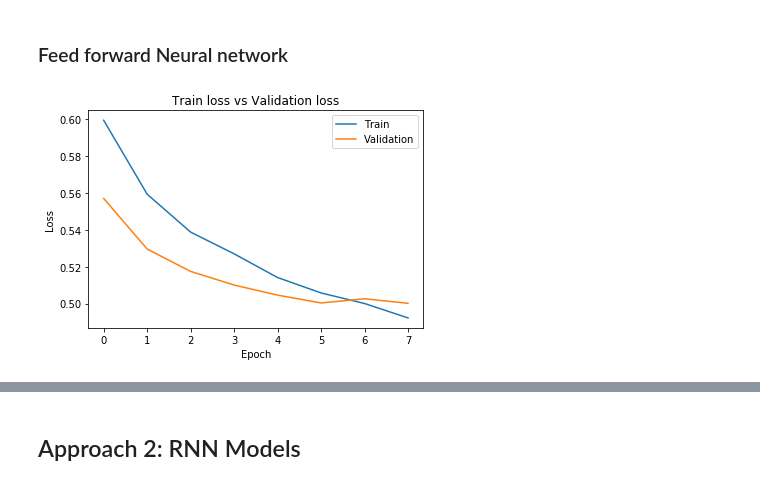
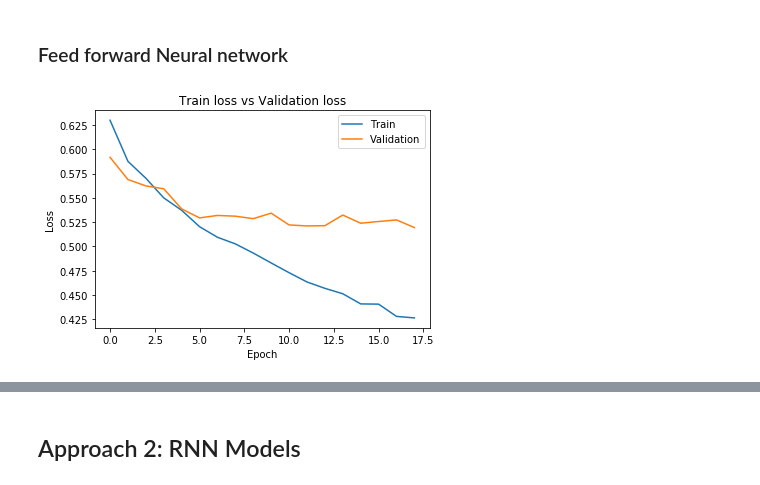
Before and after one commit to khantilchoksi/Quora-Question-Pair, a Jupyter notebook: Quora Question Pairs.ipynb, the cells around one changed output, grey strips where cells are left out. Cells and saved outputs as stored; diff of their text form; code cells hidden in the pictures.

```diff
--- a/Quora Question Pairs.ipynb
+++ b/Quora Question Pairs.ipynb
@@ -433,8 +434,8 @@ def get_Sentence_Vector(words):
     count=len(words)
     return total/count
 
-X1=df['q1'].apply(lambda x: get_Sentence_Vector(x))
-X2=df['q2'].apply(lambda x: get_Sentence_Vector(x))
+X1=df[q1].apply(lambda x: get_Sentence_Vector(x))
+X2=df[q2].apply(lambda x: get_Sentence_Vector(x))
 
 new1=pd.DataFrame(X1.values.tolist(), index=X1.index)
 new2=pd.DataFrame(X2.values.tolist(), index=X1.index)
@@ -457,7 +458,7 @@ The new dataframe has 900 columns. 300 from the average embedding of question 1
 # %% [markdown]
 ### Splitting the data into train, test and validation datasets.<br>
 # %%
-X_train, X_test, Y_train, Y_test = train_test_split( new, df[pred_column], test_size=0.06, stratify=df[pred_column])
+X_train, X_test, Y_train, Y_test = train_test_split( new, df[is_duplicate], test_size=0.06, stratify=df[is_duplicate])
 X_train, X_val, Y_train, Y_val = train_test_split( X_train, Y_train, test_size=0.06, stratify=Y_train)
 
 print("Train dataset size: ",X_train.shape[0])
@@ -470,11 +471,13 @@ Test dataset size:  7278
 # %% [markdown]
 ### Logistic Regression
 # %%
-parameters = [{'C': [0.5]}]
+parameters = [{"penalty":["l1","l2"],'C': [0,3,0.5,0.6]}]
 
-clf = LogisticRegression(penalty="l2")
+clf = LogisticRegression()
 clf = GridSearch(model = clf)
 clf.fit(X_train, Y_train, parameters, X_val, Y_val)
+
+print(clf)
 
 pred=clf.predict(X_test)
 scores = clf.predict_proba(X_test)[:,1]
@@ -485,7 +488,7 @@ val_acc=clf.score(X_val, Y_val)
 
 fpr, tpr, thresholds = roc_curve(Y_test, scores, pos_label=1)
 
-name="Logistic"
+name="Logistic Regression"
 results.append((fpr, tpr,name))
 metrics.loc[name] = np.array([test_acc,train_acc,val_acc])
 # %% [output]
@@ -512,7 +521,7 @@ metrics.loc[name] = np.array([test_acc,train_acc,val_acc])
 # %% [markdown]
 ### Random Forest
 # %%
-parameters = {'max_depth':[5], 'n_estimators':[20]}
+parameters = {'max_depth':[4,5,6], 'n_estimators':[15,20,25]}
 clf = RandomForestClassifier()
 clf = GridSearch(model = clf)
 clf.fit(X_train, Y_train, parameters, X_val, Y_val)
@@ -536,24 +560,17 @@ Comparing 1 parameter setting(s) using 4 CPU thread(s) ( 1 job(s) per thread ).
 # %%
-EPOCHS=8
+EPOCHS=18
 BATCH_SIZE=128
-def feed_forward_model():
-    model = Sequential()
-    model.add(Dense(60, activation="relu", kernel_initializer="uniform", input_dim=900))
-    model.add(Dropout(0.55))
-    #model.add(Dense(60, activation="relu", kernel_initializer="uniform"))
-    #model.add(Dropout(0.4))
-    model.add(Dense(1, activation="sigmoid"))
-    return model
+
 model=feed_forward_model()
-optimizer=Adadelta(clipnorm=1.5)
+
+#optimizer=Adadelta(clipnorm=1.5)
 optimizer = SGD(lr=0.1, momentum=0.9, decay=0.0, nesterov=False)
 model.compile(loss="binary_crossentropy", optimizer=optimizer, metrics=["accuracy"])
-#model.fit(trainData, trainLabels, epochs=25, batch_size=128, verbose=1)
 
 history = model.fit(X_train, Y_train, batch_size=BATCH_SIZE, epochs=EPOCHS, verbose=0, validation_data=(X_test, Y_test))
 plot_loss(history.history['loss'],history.history['val_loss'])
 # %% [output]
-[figure, old version]
+[figure, new version]
 # %%
 scores = model.predict(X_test).ravel()
 fpr, tpr, thresholds = roc_curve(Y_test, scores, pos_label=1)
```
Also changed, not shown: parts of 52 cells of this notebook.
